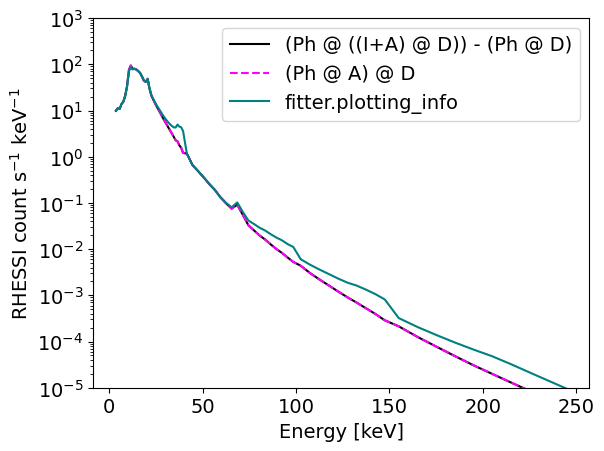
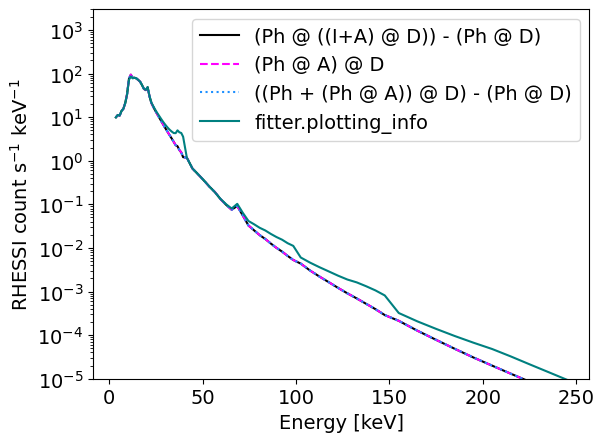
Code edit (unified diff) that turned the first committed figure into the second:
--- before
+++ after
@@ -2,9 +2,10 @@
 plt.plot(engs,fal_rsp,label='(Ph @ ((I+A) @ D)) - (Ph @ D)',color='black')
 plt.plot(engs,fal2,label='(Ph @ A) @ D',linestyle='dashed',color='magenta')
+plt.plot(engs,faln,label='((Ph + (Ph @ A)) @ D) - (Ph @ D)',linestyle='dotted',color='dodgerblue')
 plt.plot(engs,fal,label='fitter.plotting_info',color='teal')
 plt.ylabel(r'RHESSI count s$\mathit{^{-1}}$ keV$\mathit{^{-1}}$')
 plt.xlabel('Energy [keV]')
 plt.yscale('log')
-plt.ylim([1e-5,1e3])
+plt.ylim([1e-5,3e3])
 plt.legend()
 plt.show()
@@ -12,9 +13,10 @@
 plt.plot(engs,fal_rsp,label='(Ph @ ((I+A) @ D)) - (Ph @ D)',color='black')
 plt.plot(engs,fal2,label='(Ph @ A) @ D',linestyle='dashed',color='magenta')
+plt.plot(engs,faln,label='((Ph + (Ph @ A)) @ D) - (Ph @ D)',linestyle='dotted',color='dodgerblue')
 plt.plot(engs,fal,label='fitter.plotting_info',color='teal')
 plt.ylabel(r'RHESSI count s$\mathit{^{-1}}$ keV$\mathit{^{-1}}$')
 plt.xlabel('Energy [keV]')
 plt.yscale('log')
-xlim, ylim = [3,100], [1e-2,1e3]
+xlim, ylim = [3,100], [1e-2,3e3]
 plt.xlim(xlim)
 plt.ylim(ylim)

Commit: Update sks_rhessi_flare.ipynb